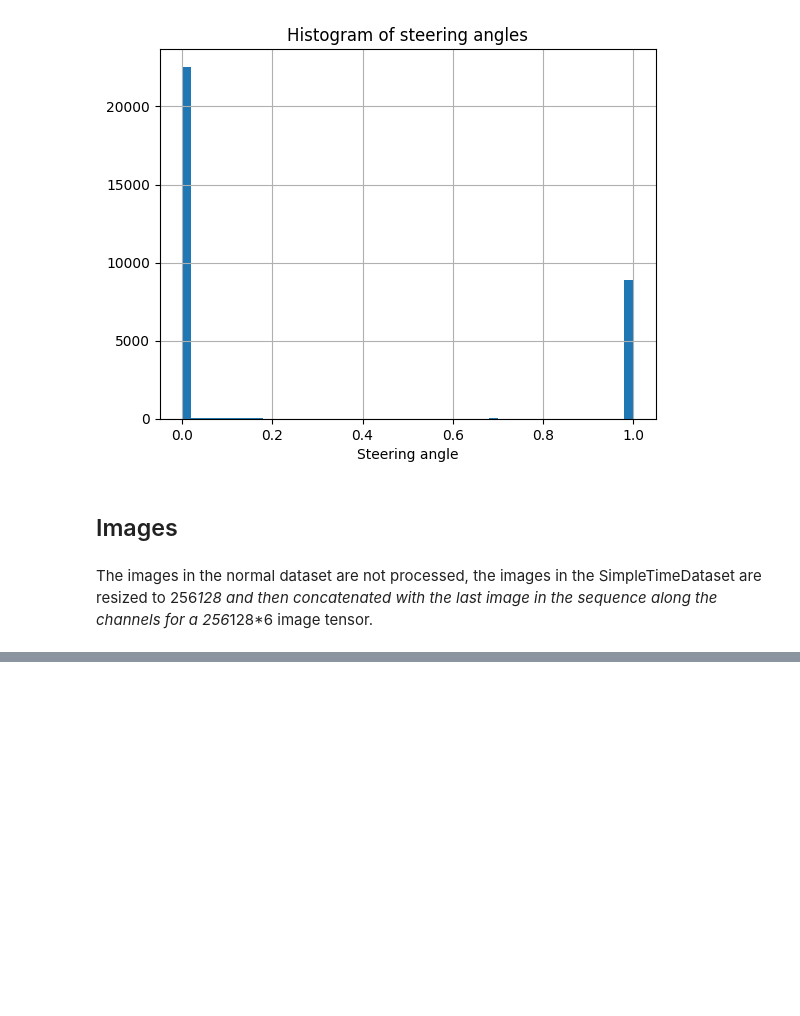
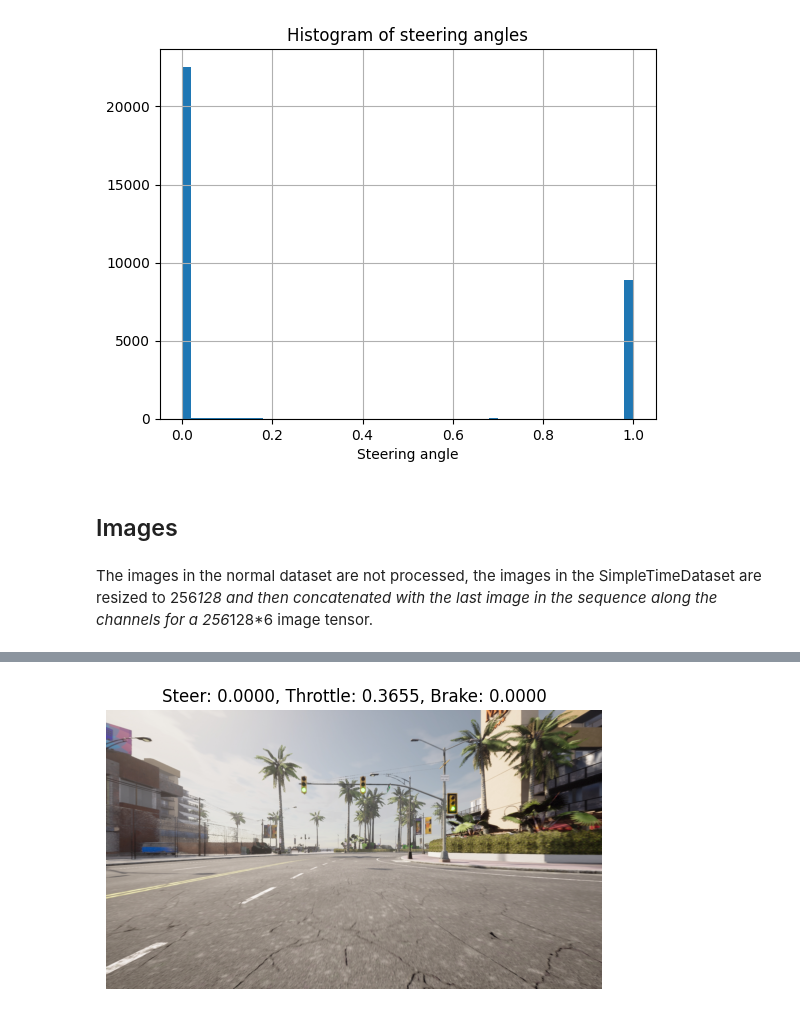
Before and after one commit to ulrik2204/carla_experiments, a Jupyter notebook: dataset_exploration.ipynb, the cells around one changed output, grey strips where cells are left out. Drawn from its saved outputs; the diff is of its cells as text; code cells hidden in the pictures; blank space fills up the shorter version.

```diff
--- a/dataset_exploration.ipynb
+++ b/dataset_exploration.ipynb
@@ -118,0 +111,4 @@ plt.axis("off")
+# %%
+plot_sample(100)
+# %% [output]
+[figure, added]
```
Also changed, not shown: parts of 8 cells of this notebook.
